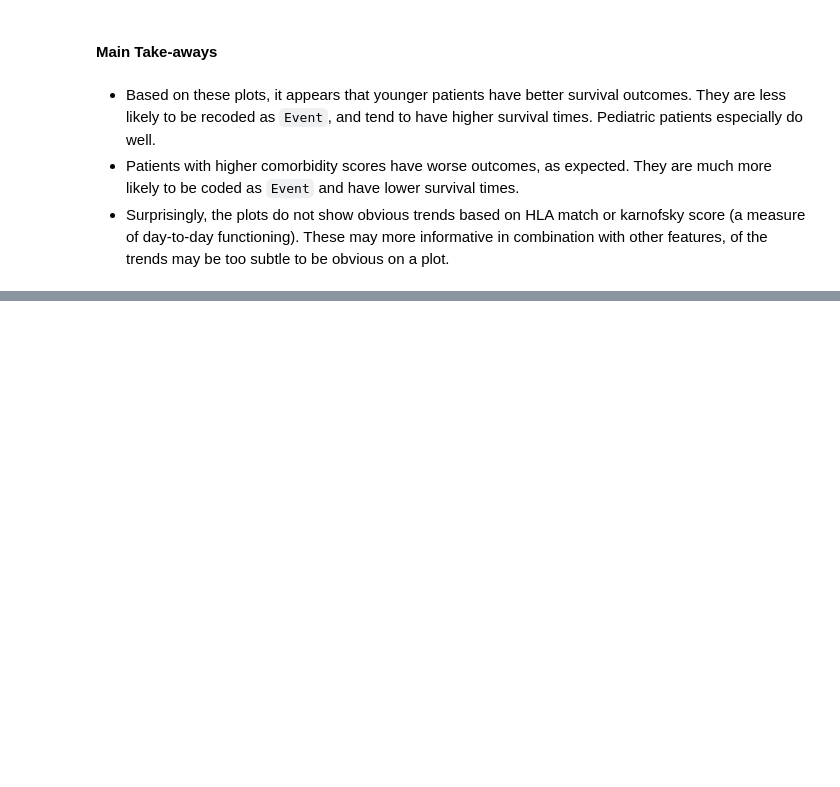
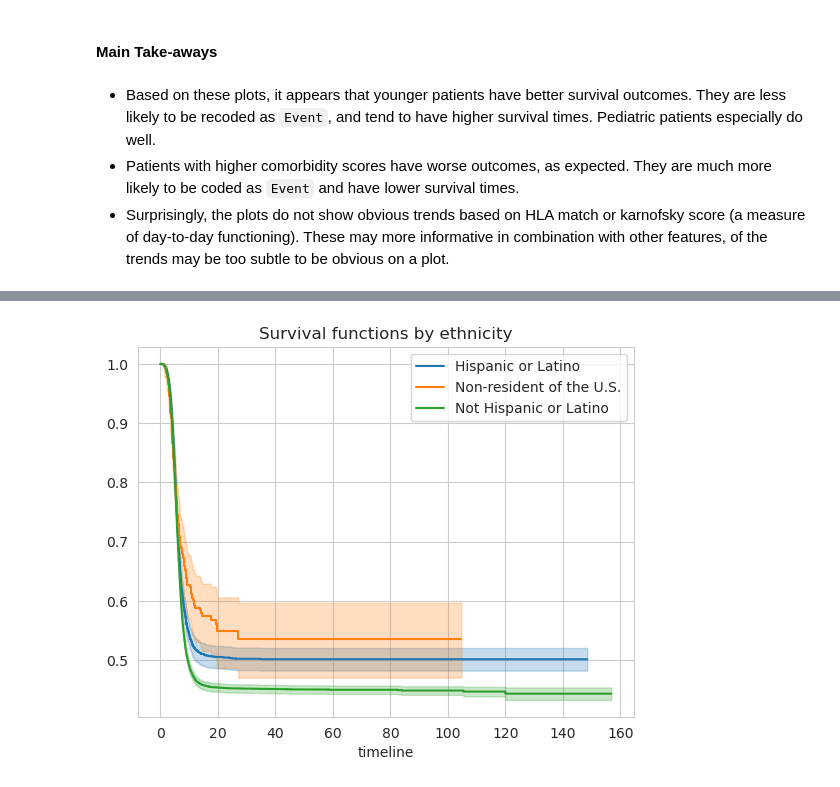
Before and after one commit to RuiboZhang98/CIBMTR_post_hct_survival, a Jupyter notebook: scripts/feature_vs_survival.ipynb, the cells around one changed output, grey strips where cells are left out. Drawn from its saved outputs; the diff is of its cells as text; code cells hidden in the pictures; blank space fills up the shorter version.

```diff
--- a/scripts/feature_vs_survival.ipynb
+++ b/scripts/feature_vs_survival.ipynb
@@ -115,0 +202,21 @@ scatter_by_efs_discrete('race_group', tick_angle=90)
+# %%
+def plot_by_group(feat_name, df = df):
+    ax = plt.subplot()
+
+    vals = df[feat_name].dropna().unique()
+    vals.sort()
+
+    duration = df['efs_time']
+    event = df['efs']
+
+    for val in vals:
+        mask = (df[feat_name] == val)
+        kmf.fit(duration[mask], event[mask], label = val)
+        kmf.plot_survival_function(ax=ax)
+
+    plt.title("Survival functions by {}".format(feat_name))
+    plt.show()
+# %%
+plot_by_group('ethnicity')
+# %% [output]
+[figure, added]
```
Also changed, not shown: parts of 8 cells of this notebook.
